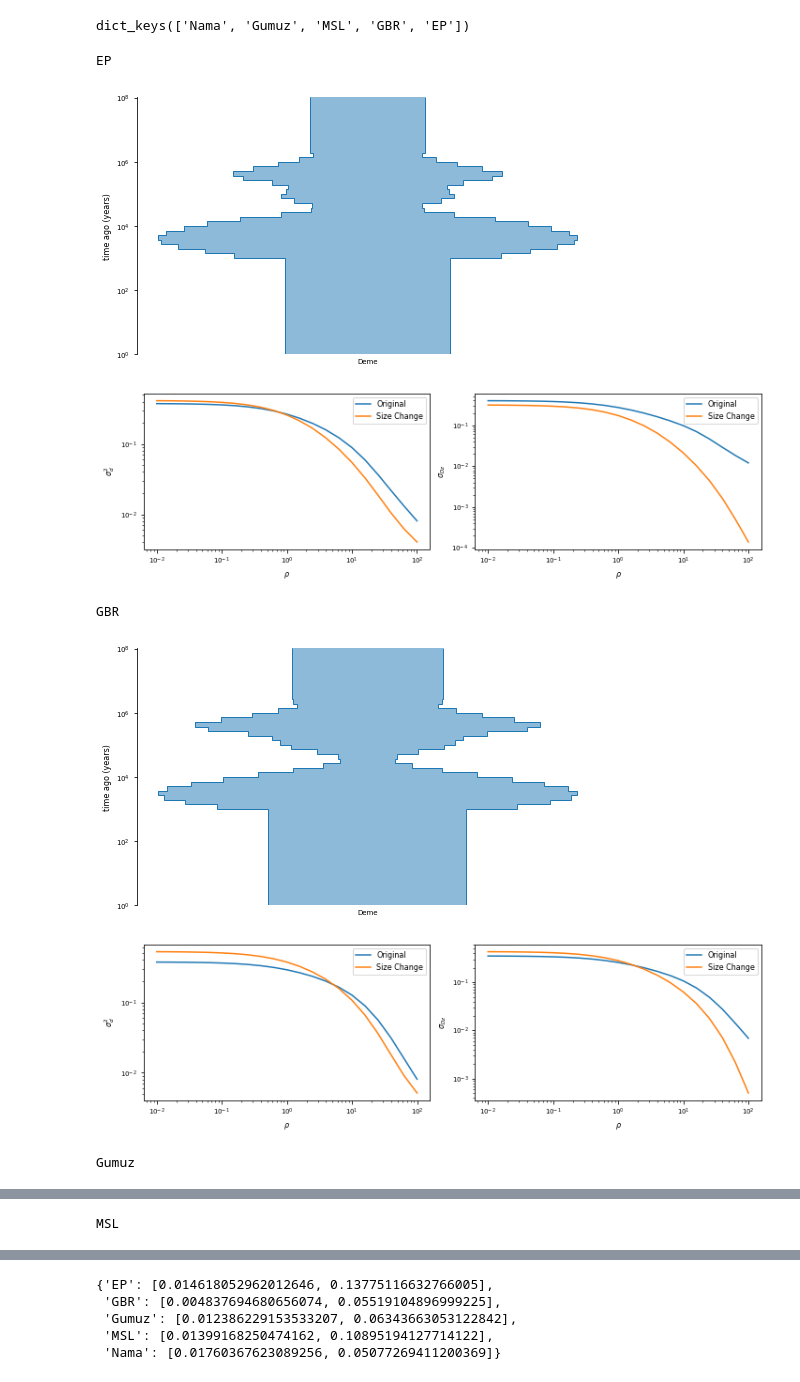
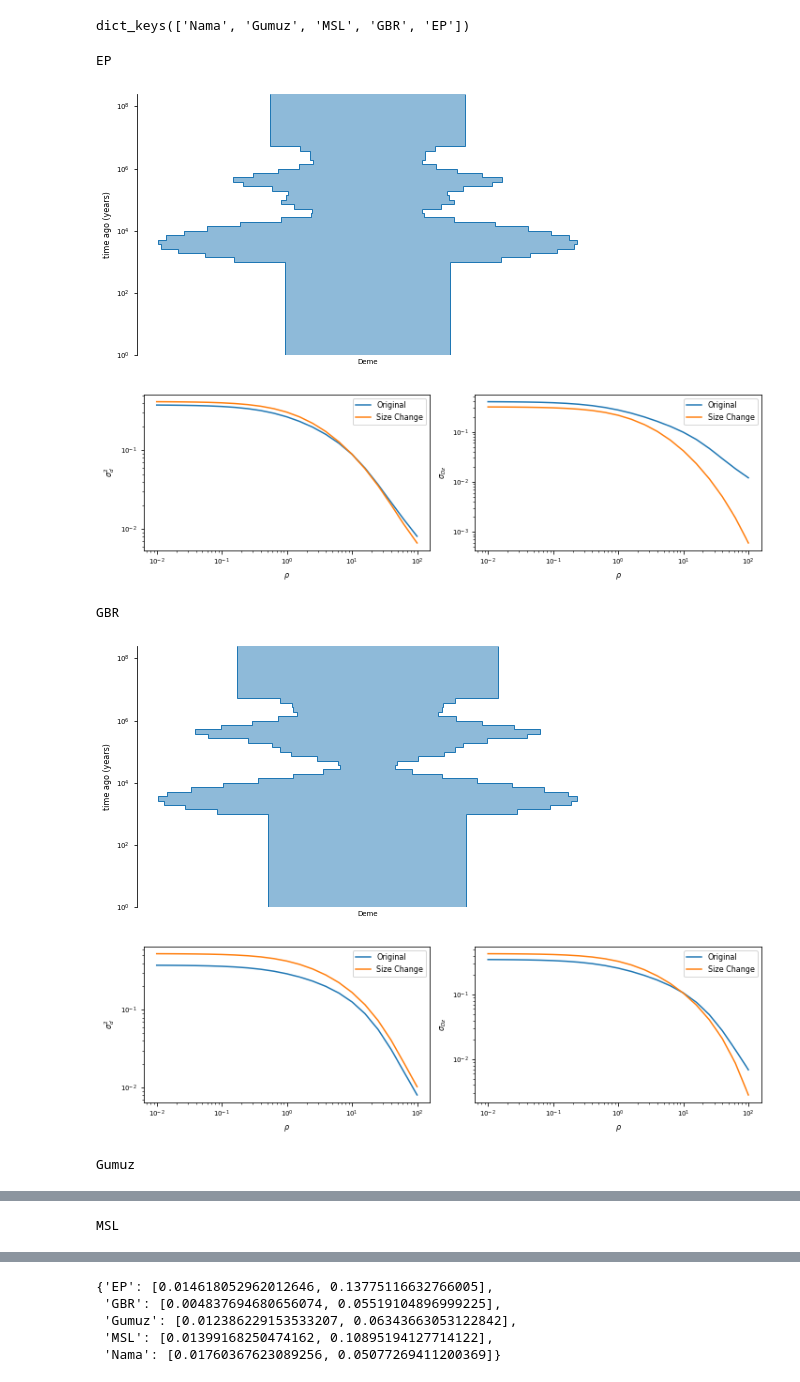
Before and after one commit to georgette-femerling/demography-simulations, a Jupyter notebook: scripts/merger_with_stem.ipynb, the cells around one changed output, grey strips where cells are left out. Cells and saved outputs as stored; diff of their text form; code cells hidden in the pictures.

```diff
--- a/scripts/merger_with_stem.ipynb
+++ b/scripts/merger_with_stem.ipynb
@@ -469,16 +477,16 @@ dict_keys(['Nama', 'Gumuz', 'MSL', 'GBR', 'EP'])
 # %%
 signals_Dz={}
 LD={}
 for pop in pops:
     print(pop)
-    signal,LD_pop = run_LD_analysis_from_relate(pop_sizes[(pop,pop)][:-5],times,LD_truth=mws_sliced_LD[pop],time_units="years",generation_time=29)
+    signal,LD_pop = run_LD_analysis_from_relate(pop_sizes[(pop,pop)][:-3],times,LD_truth=mws_sliced_LD[pop],time_units="years",generation_time=29)
     signals_Dz[pop] = signal
     LD[pop] = LD_pop
 # %% [output]
 EP
-[figure, old version]
+[figure, new version]
-[figure, old version]
+[figure, new version]
 GBR
-[figure, old version]
+[figure, new version]
-[figure, old version]
+[figure, new version]
 Gumuz
```
Also changed, not shown: parts of 22 cells of this notebook, 48 other files.
